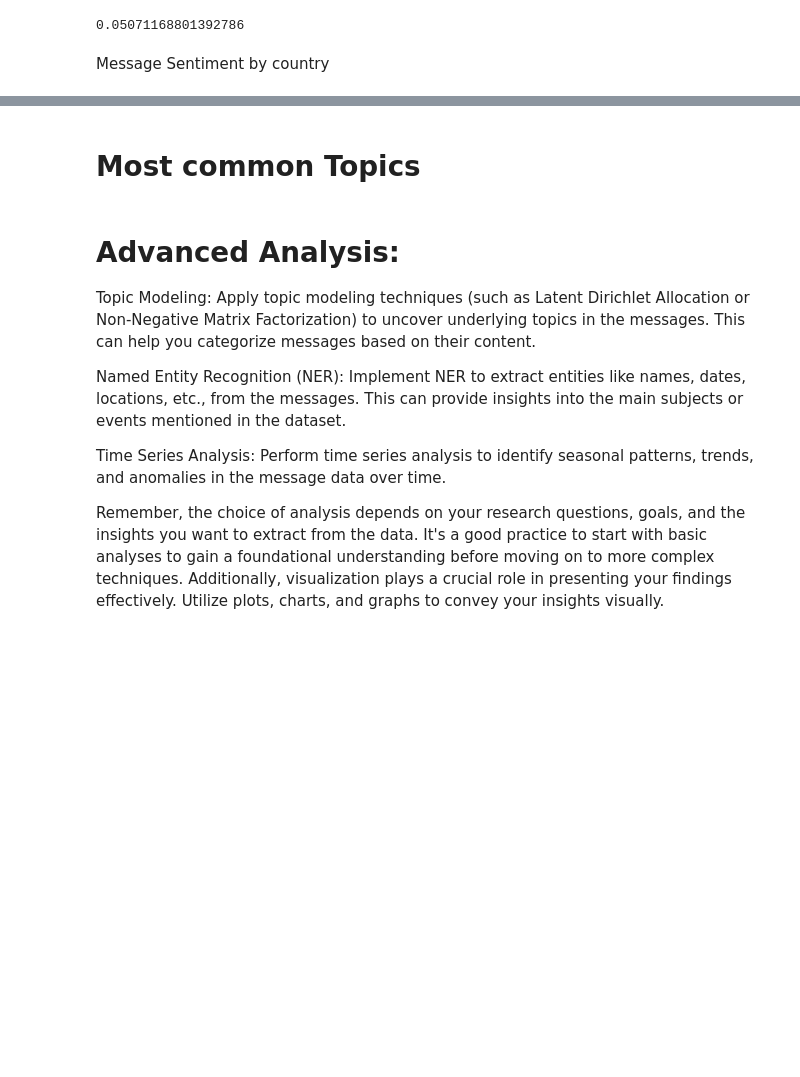
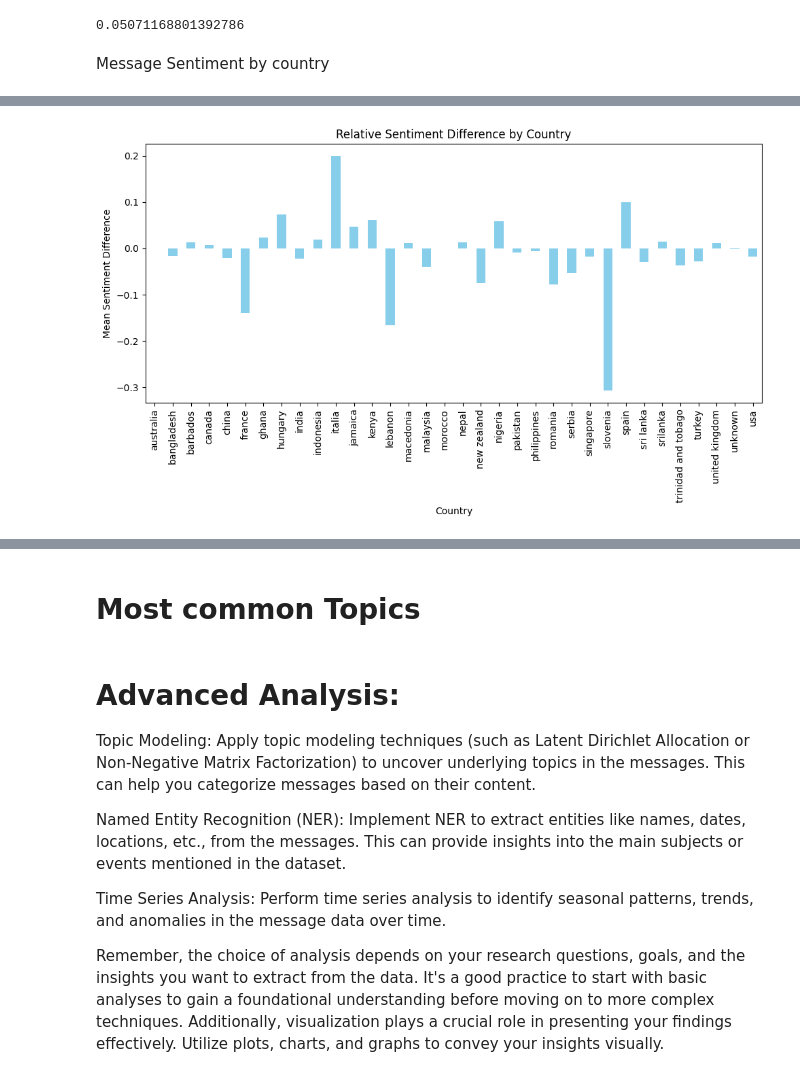
Before and after one commit to reneebrecht/Text-Message-Analysis, a Jupyter notebook: Workbook.ipynb, the cells around one changed output, grey strips where cells are left out. Cells and saved outputs as stored; diff of their text form; code cells hidden in the pictures; blank space fills up the shorter version.

```diff
--- a/Workbook.ipynb
+++ b/Workbook.ipynb
@@ -358,0 +358,18 @@ plt.show()
+# %%
+# Calculate relative difference in sentiment scores
+df['sentiment_difference'] = df['sentiment_processed'] - df['sentiment_original']
+
+# Group by country and calculate mean sentiment difference
+mean_difference_by_country = df.groupby('country')['sentiment_difference'].mean()
+
+# Plot relative sentiment difference by country
+plt.figure(figsize=(10, 6))
+mean_difference_by_country.plot(kind='bar', color='skyblue')
+plt.title('Relative Sentiment Difference by Country')
+plt.xlabel('Country')
+plt.ylabel('Mean Sentiment Difference')
+plt.xticks(rotation=90)
+plt.tight_layout()
+plt.show()
+# %% [output]
+[figure, added]
```
Also changed, not shown: parts of 6 cells of this notebook.
